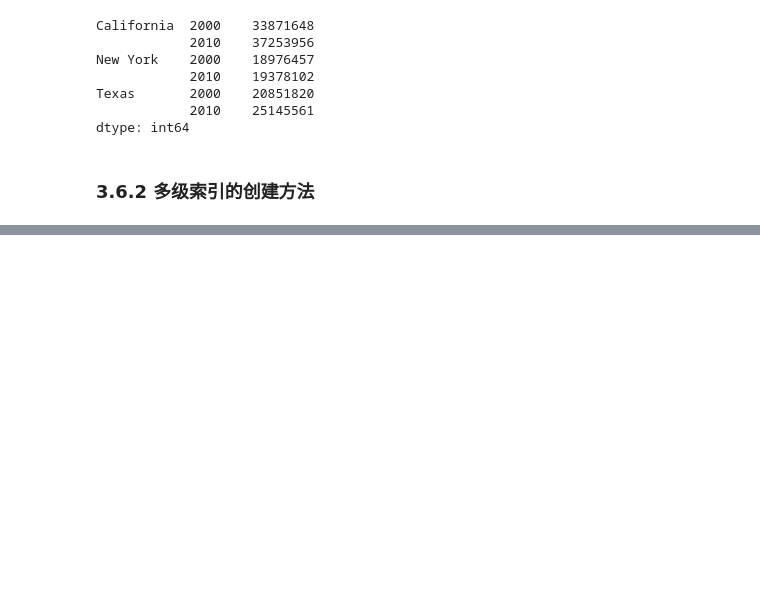
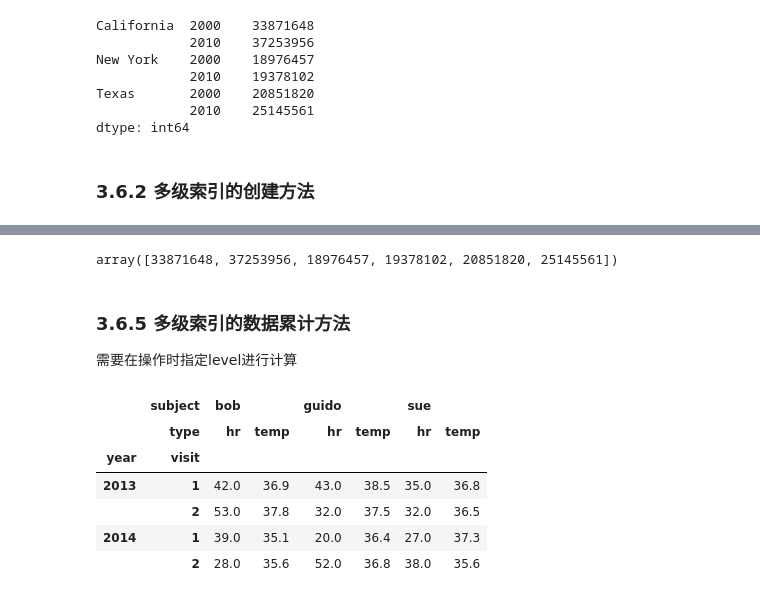
Before and after one commit to Alexzsh/PythonTrick, a Jupyter notebook: np & plt.ipynb, the cells around one changed output, grey strips where cells are left out. Cells and saved outputs as stored; diff of their text form; code cells hidden in the pictures; blank space fills up the shorter version.

```diff
--- a/np & plt.ipynb
+++ b/np & plt.ipynb
@@ -1295,0 +1511,17 @@ dtype: int64
+# %%
+pop.values
+# %% [output]
+array([33871648, 37253956, 18976457, 19378102, 20851820, 25145561])
+# %% [markdown]
+### 3.6.5 多级索引的数据累计方法
+需要在操作时指定level进行计算
+# %%
+health_data
+# %% [output]
+|  | subject | bob |  | guido |  | sue |  |
+|  | type | hr | temp | hr | temp | hr | temp |
+| year | visit |  |  |  |  |  |  |
+| 2013 | 1 | 42.0 | 36.9 | 43.0 | 38.5 | 35.0 | 36.8 |
+|  | 2 | 53.0 | 37.8 | 32.0 | 37.5 | 32.0 | 36.5 |
+| 2014 | 1 | 39.0 | 35.1 | 20.0 | 36.4 | 27.0 | 37.3 |
+|  | 2 | 28.0 | 35.6 | 52.0 | 36.8 | 38.0 | 35.6 |
```
Also changed, not shown: parts of 26 cells of this notebook.
